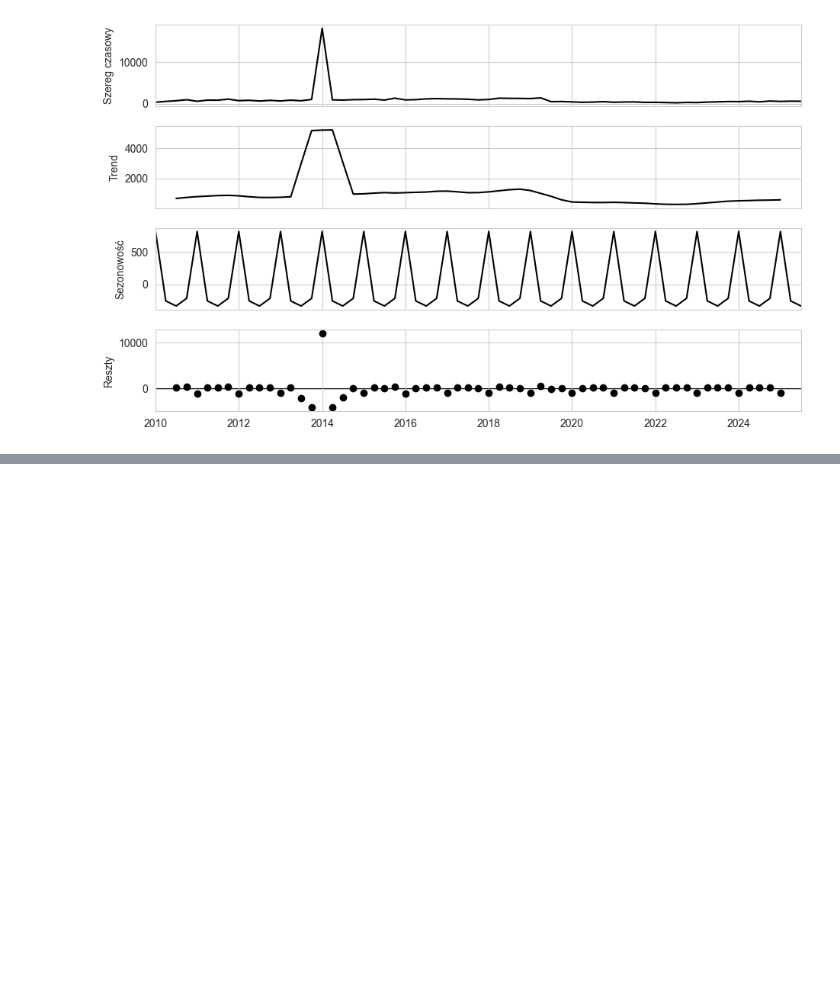
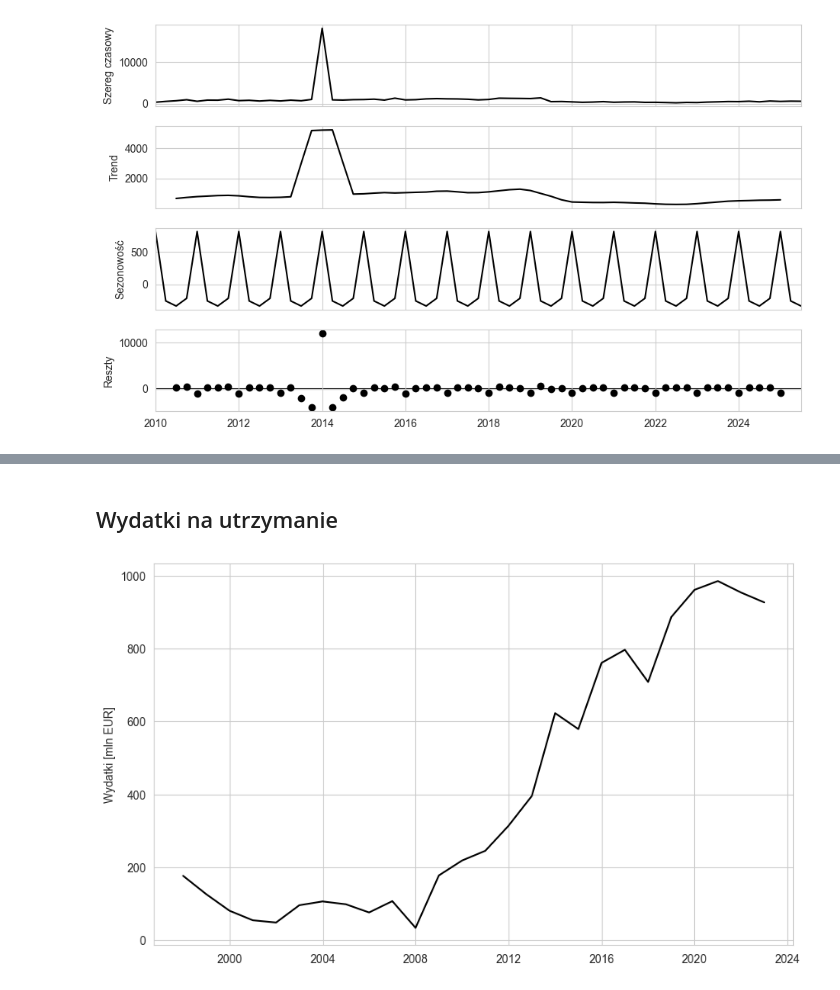
Before and after one commit to przem-pep/praca-magisterska, a Jupyter notebook: python/plotting.ipynb, the cells around one changed output, grey strips where cells are left out. Cells and saved outputs as stored; diff of their text form; code cells hidden in the pictures; blank space fills up the shorter version.

```diff
--- a/python/plotting.ipynb
+++ b/python/plotting.ipynb
@@ -504,0 +581,12 @@ decomp_plot(
+# %% [markdown]
+## Wydatki na utrzymanie
+# %%
+general_plot(
+    yearly_data["ink_wyd_ut"].div(1e6),
+    file="../figures/ink_wyd_ut.png",
+    ylabel="Wydatki [mln EUR]",
+    title=None,
+    save_file=False
+)
+# %% [output]
+[figure, added]
```
Also changed, not shown: parts of 43 cells of this notebook, 21 other files.
